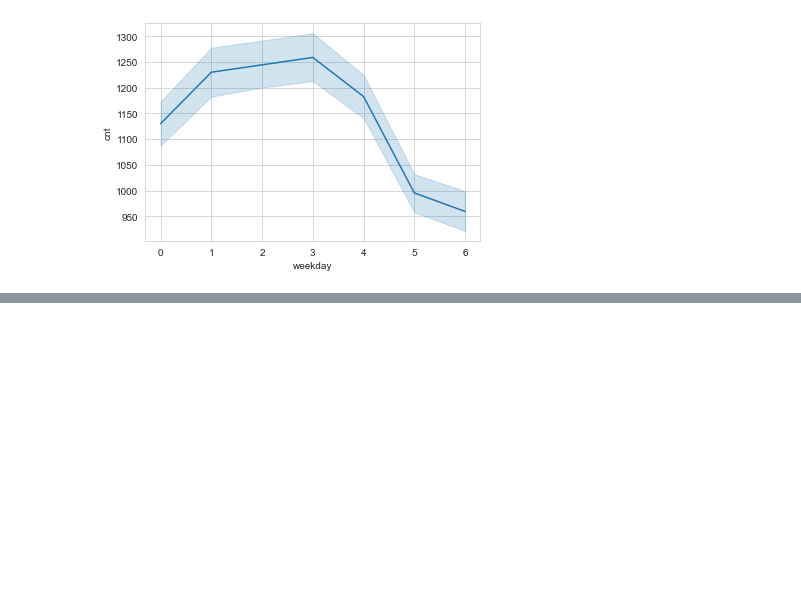
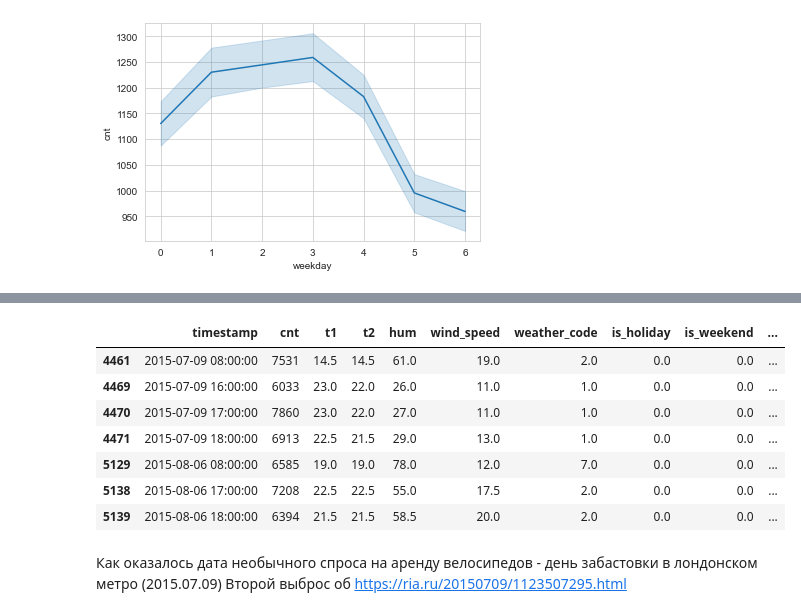
Before and after one commit to Trickster2038/research0, a Jupyter notebook: bicycles.ipynb, the cells around one changed output, grey strips where cells are left out. Saved outputs shown, nothing was run; the diff lists cells and outputs as text; code cells hidden in the pictures; blank space fills up the shorter version.

```diff
--- a/Untitled.ipynb
+++ b/bicycles.ipynb
@@ -222,0 +229,15 @@ sns.lineplot(x=df.weekday, y=df.cnt,  estimator="mean")
+# %%
+df.query("weekday == 3 and cnt > 5500")
+# %% [output]
+|  | timestamp | cnt | t1 | t2 | hum | wind_speed | weather_code | is_holiday | is_weekend | ... |
+| 4461 | 2015-07-09 08:00:00 | 7531 | 14.5 | 14.5 | 61.0 | 19.0 | 2.0 | 0.0 | 0.0 | ... |
+| 4469 | 2015-07-09 16:00:00 | 6033 | 23.0 | 22.0 | 26.0 | 11.0 | 1.0 | 0.0 | 0.0 | ... |
+| 4470 | 2015-07-09 17:00:00 | 7860 | 23.0 | 22.0 | 27.0 | 11.0 | 1.0 | 0.0 | 0.0 | ... |
+| 4471 | 2015-07-09 18:00:00 | 6913 | 22.5 | 21.5 | 29.0 | 13.0 | 1.0 | 0.0 | 0.0 | ... |
+| 5129 | 2015-08-06 08:00:00 | 6585 | 19.0 | 19.0 | 78.0 | 12.0 | 7.0 | 0.0 | 0.0 | ... |
+| 5138 | 2015-08-06 17:00:00 | 7208 | 22.5 | 22.5 | 55.0 | 17.5 | 2.0 | 0.0 | 0.0 | ... |
+| 5139 | 2015-08-06 18:00:00 | 6394 | 21.5 | 21.5 | 58.5 | 20.0 | 2.0 | 0.0 | 0.0 | ... |
+# %% [markdown]
+Как оказалось дата необычного спроса на аренду велосипедов - день забастовки в лондонском метро (2015.07.09)
+Второй выброс об
+https://ria.ru/20150709/1123507295.html
```
Also changed, not shown: parts of 2 cells of this notebook.
